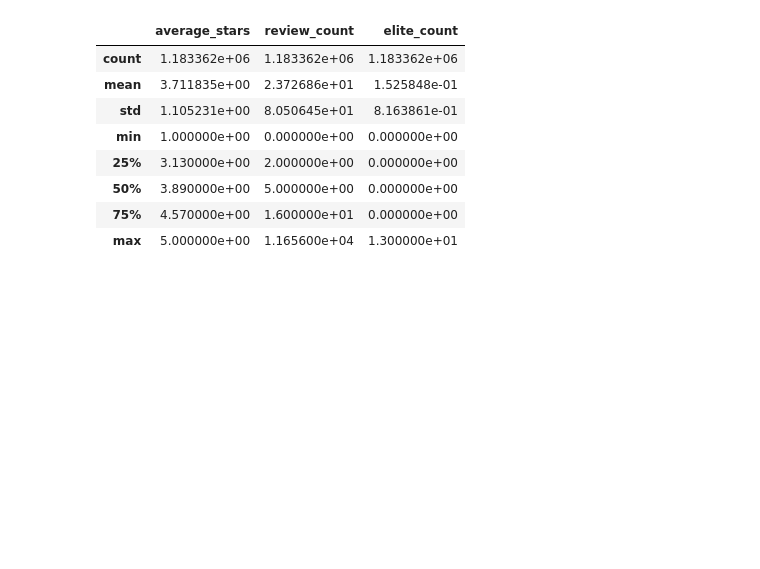
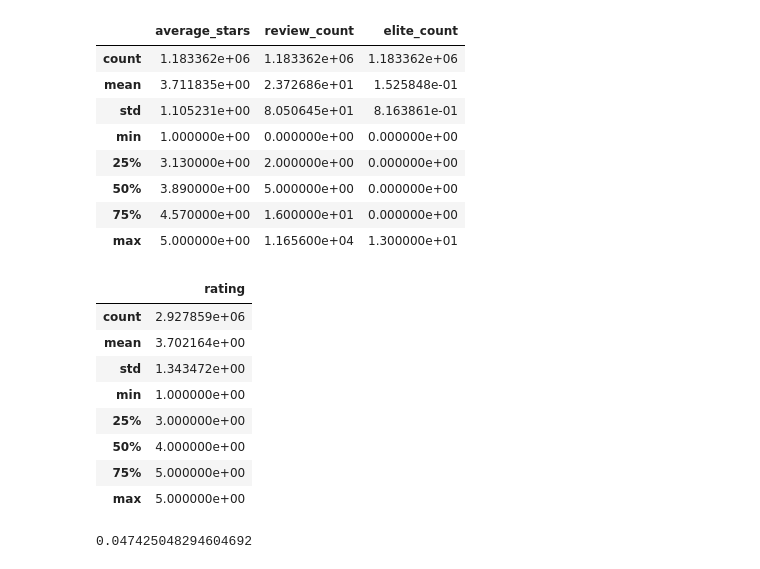
Before and after one commit to mwoluchem/Recommendations_CS209, a Jupyter notebook: Recommendations_EDA-JD-lateMon.ipynb, the cells around one changed output. Drawn from its saved outputs; the diff is of its cells as text; code cells hidden in the pictures; blank space fills up the shorter version.

Commit message:
Finalized User EDA and Draft of Milestone 3

```diff
--- a/Recommendations_EDA-JD-lateMon.ipynb
+++ b/Recommendations_EDA-JD-lateMon.ipynb
@@ -229,3 +229,19 @@ users.describe()
 | 50% | 3.890000e+00 | 5.000000e+00 | 0.000000e+00 |
 | 75% | 4.570000e+00 | 1.600000e+01 | 0.000000e+00 |
 | max | 5.000000e+00 | 1.165600e+04 | 1.300000e+01 |
+# %%
+reviews.describe()
+# %% [output]
+|  | rating |
+| count | 2.927859e+06 |
+| mean | 3.702164e+00 |
+| std | 1.343472e+00 |
+| min | 1.000000e+00 |
+| 25% | 3.000000e+00 |
+| 50% | 4.000000e+00 |
+| 75% | 5.000000e+00 |
+| max | 5.000000e+00 |
+# %%
+users.elite[users.elite_count > 0].count()/len(users)
+# %% [output]
+0.047425048294604692
```
Also changed, not shown: 1 other file.
